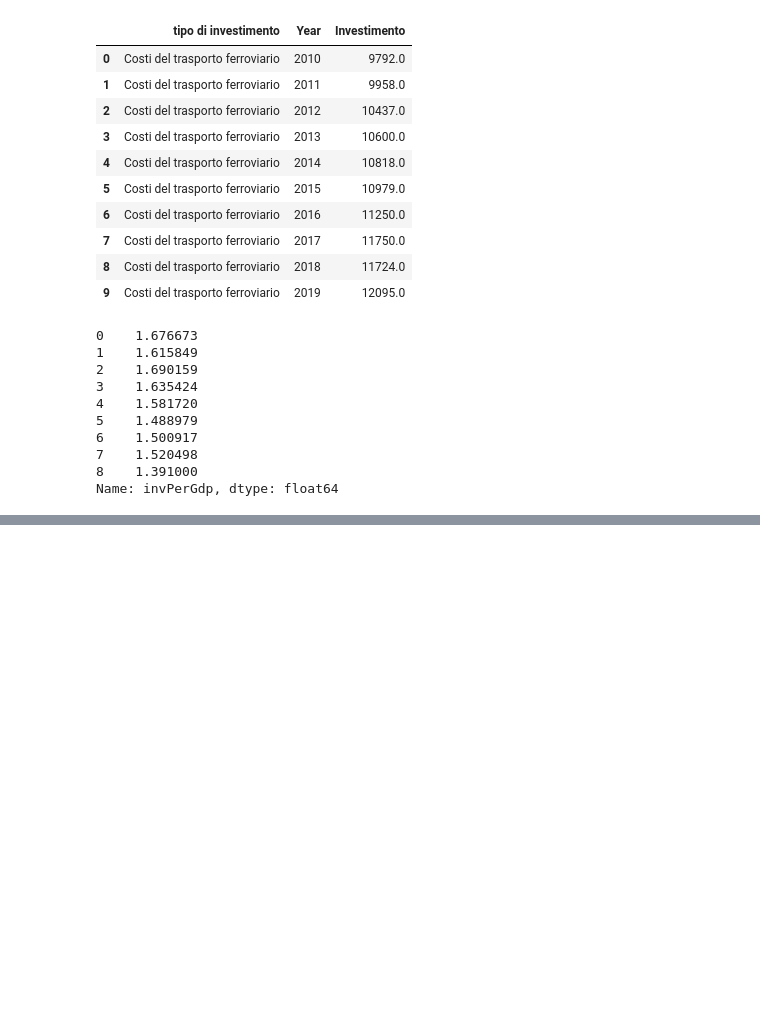
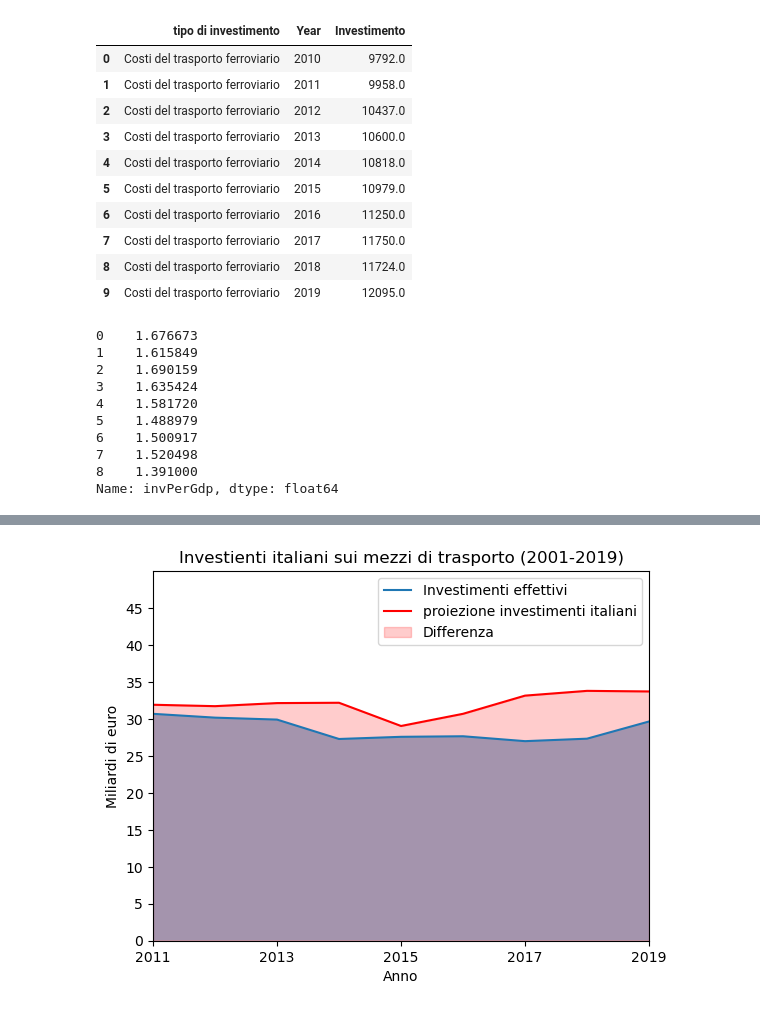
Before and after one commit to alemele01/vs24, a Jupyter notebook: investimentiSvizzeri.ipynb, the cells around one changed output, grey strips where cells are left out. Saved outputs shown, nothing was run; the diff lists cells and outputs as text; code cells hidden in the pictures; blank space fills up the shorter version.

```diff
--- a/investimentiSvizzeri.ipynb
+++ b/investimentiSvizzeri.ipynb
@@ -710,0 +817,37 @@ plt.show()
+# %%
+maxInv=50000000
+
+x = investimentiItalia.columns[2:].astype(int)
+y = investimentiItalia.iloc[0, 2:].astype(float)
+
+
+plt.plot(x, y,label='Investimenti effettivi')
+plt.fill_between(x, y, alpha=0.5)
+
+
+plt.xticks(np.arange(x.min(), x.max()+1, step=2))
+plt.yticks(np.arange(0, maxInv, step=5000000))
+
+
+def scale_y(value, tick_number):
+    return f'{value * 1e-6:.0f}'
+
+plt.gca().yaxis.set_major_formatter(mtick.FuncFormatter(scale_y))
+
+x_seCh=italiaConInvestimentiSvizzeri['Year']
+y_seCh=italiaConInvestimentiSvizzeri['investimentiConSpesaSvizzera']*1000
+plt.plot(x_seCh,y_seCh, color='red',label='proiezione investimenti italiani')
+plt.title('Investimenti Ita come se fosse svizzera')
+
+plt.fill_between(x_seCh,y_seCh, color='red', alpha=0.2,label='Differenza')
+
+plt.xlim(2011,2019)
+plt.xlabel('Anno')
+plt.ylabel('Miliardi di euro')
+plt.title('Investienti italiani sui mezzi di trasporto (2001-2019)')
+plt.legend()
+plt.xlim(2011,2019)
+plt.ylim(0,maxInv)
+plt.show()
+# %% [output]
+[figure, added]
```
Also changed, not shown: parts of 11 cells of this notebook.
